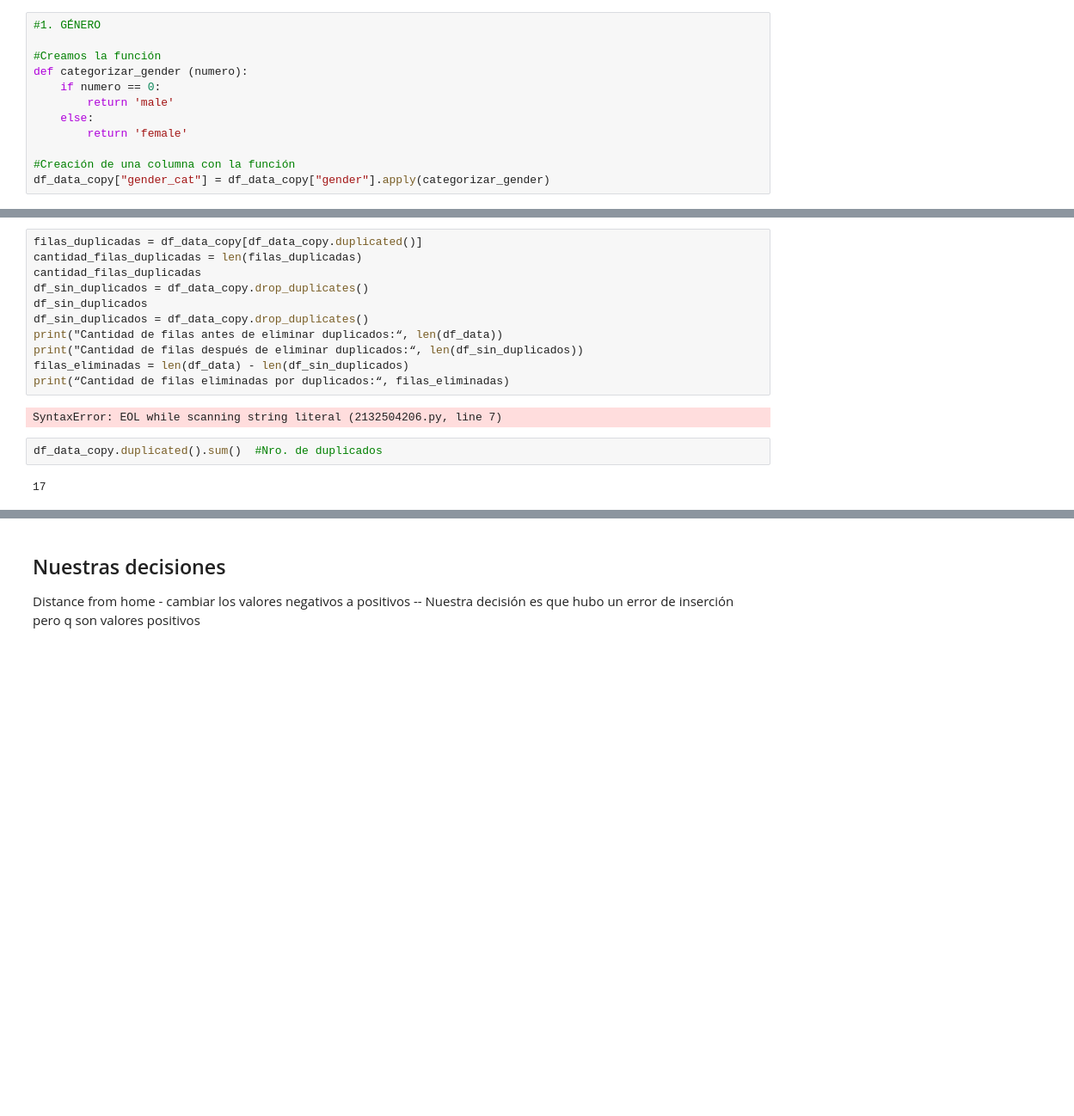
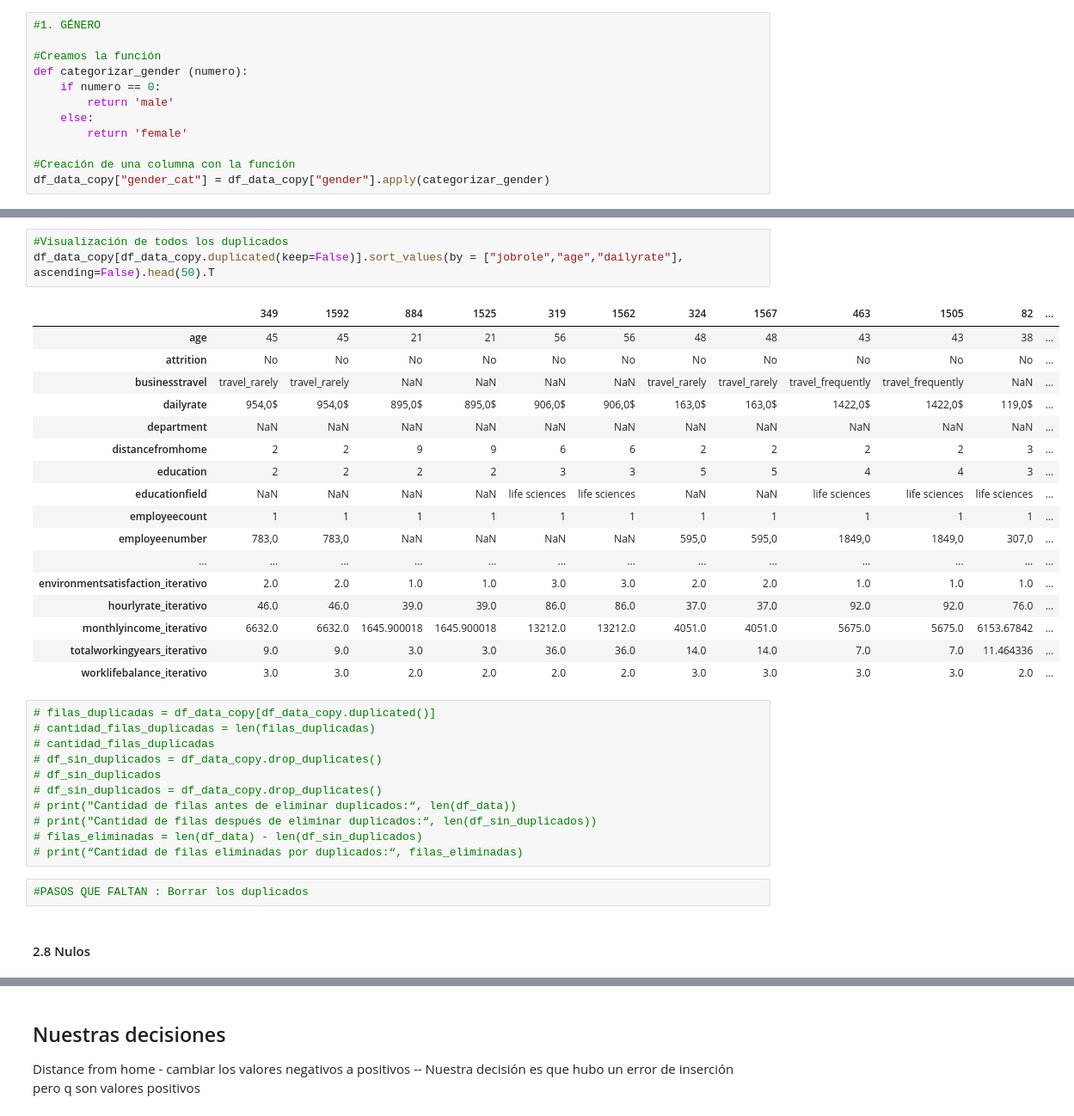
Before and after one commit to Adalab/proyecto-da-promo-Farzana-modulo3-team1, a Jupyter notebook: madre.ipynb, the cells around one changed output, grey strips where cells are left out. Shown: that part at 86% size. Saved outputs shown, nothing was run; the diff lists cells and outputs as text; blank space fills up the shorter version.

```diff
--- a/madre.ipynb
+++ b/madre.ipynb
@@ -198,17 +318,36 @@ filas duplicadas
+# %%
+#Visualización de todos los duplicados
+df_data_copy[df_data_copy.duplicated(keep=False)].sort_values(by = ["jobrole","age","dailyrate"], ascending=False).head(50).T
+# %% [output]
+|  | 349 | 1592 | 884 | 1525 | 319 | 1562 | 324 | 1567 | 463 | 1505 | 82 | ... |
+| age | 45 | 45 | 21 | 21 | 56 | 56 | 48 | 48 | 43 | 43 | 38 | ... |
+| attrition | No | No | No | No | No | No | No | No | No | No | No | ... |
+| businesstravel | travel_rarely | travel_rarely | NaN | NaN | NaN | NaN | travel_rarely | travel_rarely | travel_frequently | travel_frequently | NaN | ... |
+| dailyrate | 954,0$ | 954,0$ | 895,0$ | 895,0$ | 906,0$ | 906,0$ | 163,0$ | 163,0$ | 1422,0$ | 1422,0$ | 119,0$ | ... |
+| department | NaN | NaN | NaN | NaN | NaN | NaN | NaN | NaN | NaN | NaN | NaN | ... |
+| distancefromhome | 2 | 2 | 9 | 9 | 6 | 6 | 2 | 2 | 2 | 2 | 3 | ... |
+| education | 2 | 2 | 2 | 2 | 3 | 3 | 5 | 5 | 4 | 4 | 3 | ... |
+| educationfield | NaN | NaN | NaN | NaN | life sciences | life sciences | NaN | NaN | life sciences | life sciences | life sciences | ... |
+| employeecount | 1 | 1 | 1 | 1 | 1 | 1 | 1 | 1 | 1 | 1 | 1 | ... |
+| employeenumber | 783,0 | 783,0 | NaN | NaN | NaN | NaN | 595,0 | 595,0 | 1849,0 | 1849,0 | 307,0 | ... |
+| ... | ... | ... | ... | ... | ... | ... | ... | ... | ... | ... | ... | ... |
+| environmentsatisfaction_iterativo | 2.0 | 2.0 | 1.0 | 1.0 | 3.0 | 3.0 | 2.0 | 2.0 | 1.0 | 1.0 | 1.0 | ... |
+| hourlyrate_iterativo | 46.0 | 46.0 | 39.0 | 39.0 | 86.0 | 86.0 | 37.0 | 37.0 | 92.0 | 92.0 | 76.0 | ... |
+| monthlyincome_iterativo | 6632.0 | 6632.0 | 1645.900018 | 1645.900018 | 13212.0 | 13212.0 | 4051.0 | 4051.0 | 5675.0 | 5675.0 | 6153.67842 | ... |
+| totalworkingyears_iterativo | 9.0 | 9.0 | 3.0 | 3.0 | 36.0 | 36.0 | 14.0 | 14.0 | 7.0 | 7.0 | 11.464336 | ... |
+| worklifebalance_iterativo | 3.0 | 3.0 | 2.0 | 2.0 | 2.0 | 2.0 | 3.0 | 3.0 | 3.0 | 3.0 | 2.0 | ... |
 # %%
-filas_duplicadas = df_data_copy[df_data_copy.duplicated()]
-cantidad_filas_duplicadas = len(filas_duplicadas)
-cantidad_filas_duplicadas
-df_sin_duplicados = df_data_copy.drop_duplicates()
-df_sin_duplicados
-df_sin_duplicados = df_data_copy.drop_duplicates()
-print("Cantidad de filas antes de eliminar duplicados:“, len(df_data))
-print("Cantidad de filas después de eliminar duplicados:“, len(df_sin_duplicados))
-filas_eliminadas = len(df_data) - len(df_sin_duplicados)
-print(“Cantidad de filas eliminadas por duplicados:“, filas_eliminadas)
+# filas_duplicadas = df_data_copy[df_data_copy.duplicated()]
+# cantidad_filas_duplicadas = len(filas_duplicadas)
+# cantidad_filas_duplicadas
+# df_sin_duplicados = df_data_copy.drop_duplicates()
+# df_sin_duplicados
+# df_sin_duplicados = df_data_copy.drop_duplicates()
+# print("Cantidad de filas antes de eliminar duplicados:“, len(df_data))
+# print("Cantidad de filas después de eliminar duplicados:“, len(df_sin_duplicados))
+# filas_eliminadas = len(df_data) - len(df_sin_duplicados)
+# print(“Cantidad de filas eliminadas por duplicados:“, filas_eliminadas)
-# %% [output]
-SyntaxError: EOL while scanning string literal (2132504206.py, line 7)
-# %%
-df_data_copy.duplicated().sum()  #Nro. de duplicados
-# %% [output]
-17
+# %%
+#PASOS QUE FALTAN : Borrar los duplicados
+# %% [markdown]
+#### 2.8 Nulos
```
Also changed, not shown: parts of 36 cells of this notebook.
